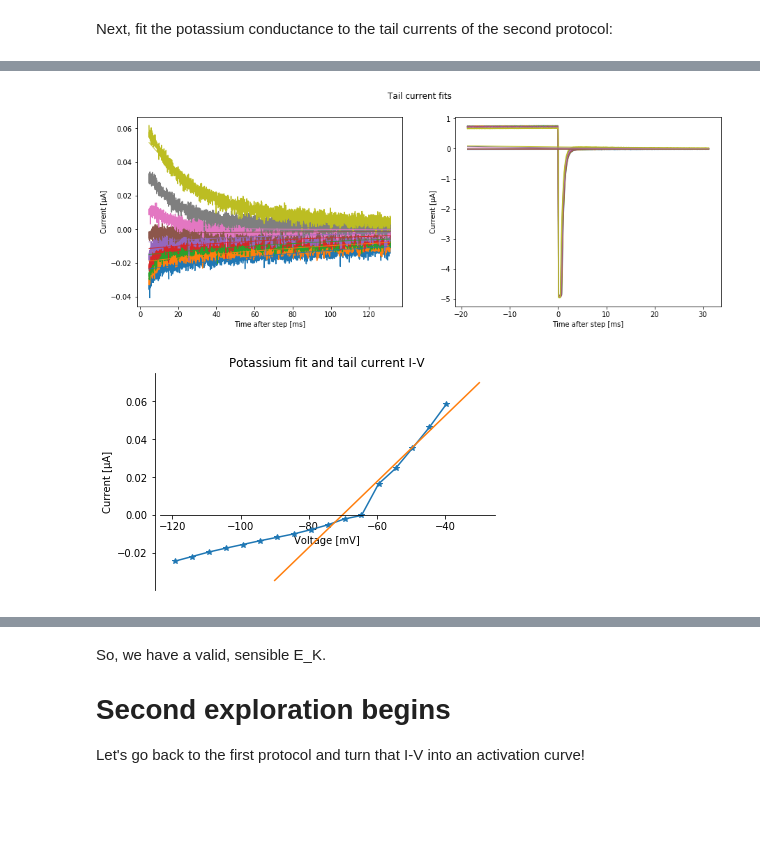
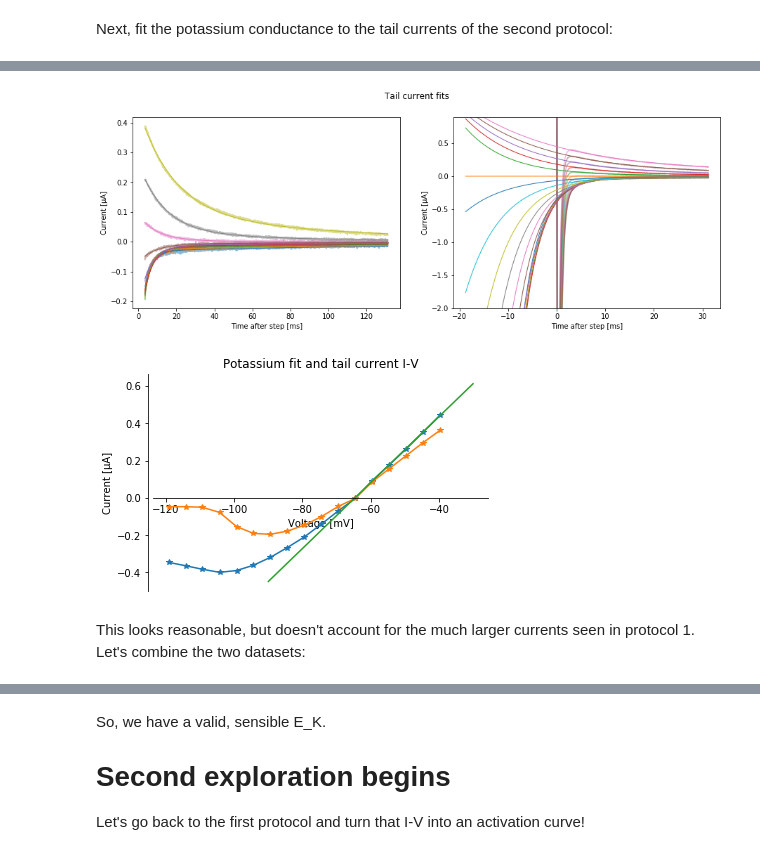
Before and after one commit to kernfel/mostips-analysis, a Jupyter notebook: Kv2.1 exploratory analysis 2.ipynb, the cells around one changed output, grey strips where cells are left out. Cells and saved outputs as stored; diff of their text form; code cells hidden in the pictures; blank space fills up the shorter version.

```diff
--- a/Kv2.1 exploratory analysis 2.ipynb
+++ b/Kv2.1 exploratory analysis 2.ipynb
@@ -10,7 +10,7 @@ from analysis_helpers import *
 Let's first recap, in compact form and with usable outputs, the first exploration. To skip down to the exploratory bits in this file, [click here](#Second-exploration-begins)
 # %%
 filebase = '/home/kernfel/Documents/Data/Oocytes/2017_12_06_%04d.atf'
-fileno, fileno2 = 9,10
+fileno, fileno2 = 0,1
 savebase = filebase[:-4] % fileno + '-' + str(fileno2)
 params = dict()
 tres = 0.025 # Time of one sample in ms
@@ -71,5 +71,2 @@ plt.savefig(savebase + '.leak_IV.png')
 # %% [markdown]
 Next, fit the potassium conductance to the tail currents of the second protocol:
-# %%
-rec2_limits = (4750, 10000)
-fit_tails(rec2, rec2_limits[0], rec2_limits[1], baseline = [np.median(I[40000:44000]) for I in rec2.current])
@@ -93,0 +73,16 @@ fit_tails(rec2, rec2_limits[0], rec2_limits[1], baseline = [np.median(I[40000:44
+# %%
+rec2_limits = (4750, 40000)
+tau, a = fit_tails(rec2, rec2_limits[0], rec2_limits[1]);
+
+fig = plt.figure(figsize=(15, 5))
+
+plt.subplot(1,2,1)
+plot_tail_fit(rec2, params, rec2.tail_cut, 10000, tres, range(0, len(rec2.tails), 2))
+
+plt.subplot(1,2,2)
+plot_tail_fit(rec2, params, 4000, 6000, tres, range(0, len(rec2.tails), 2))
+plt.ylim(-2,0.5+max(rec2.tails[-1]))
+
+fig.suptitle('Single exponential tail current fits');
+
+tail_t0_single = [exp_decay(0, tau[i], a[i]) for i in range(len(rec2.tails))]
@@ -94,29 +91,41 @@ fit_tails(rec2, rec2_limits[0], rec2_limits[1], baseline = [np.median(I[40000:44
+# %%
+#rec2_limits = (4750, 40000)
+fit_tails_exp2(rec2, rec2_limits[0], rec2_limits[1]);
 # %%
 fig = plt.figure(figsize=(15, 5))
 
 plt.subplot(1,2,1)
-plot_tail_fit(rec2, params, rec2.tail_cut, 10000, tres, range(0, len(rec2.tails), 2))
+plot_tail_fit_exp2(rec2, params, rec2.tail_cut, 10000, tres, range(0, len(rec2.tails), 2))
 
 plt.subplot(1,2,2)
-plot_tail_fit(rec2, params, 4000, 6000, tres, range(0, len(rec2.tails), 2))
+plot_tail_fit_exp2(rec2, params, 4000, 6000, tres, range(0, len(rec2.tails), 1))
+plt.ylim(-2,0.5+max(rec2.tails[-1]))
 
 fig.suptitle('Tail current fits')
-fig.savefig(savebase + '.tail_fits.png')
+#fig.savefig(savebase + '.tail_fits.png')
 # %% [output]
-[figure, old version]
+[figure, new version]
 # %%
-tail_t0 = [exp_decay(0, rec2.tau[i], rec2.a[i]) for i in range(len(rec2.tails))]
+tail_t0 = [exp2_decay(0, rec2.pdecay[i]) for i in range(len(rec2.tails))]
 
 fig, ax = plt.subplots()
 IVplot(tail_t0, rec2.tail_voltages, ax)
+IVplot(tail_t0_single, rec2.tail_voltages, ax)
 
-tail_fit_from = np.count_nonzero(map(lambda V: V < -80, rec2.tail_voltages))
+# Fit to the positive current values only
+for i in range(len(tail_t0)-1, 0, -1):
+    if tail_t0[i] < 0:
+        tail_fit_from = i+1
+        break
+
 fit_IV(tail_t0[tail_fit_from:], rec2.tail_voltages[tail_fit_from:], params, 'K')
 
 tail_plot_V = np.array([-90, -30])
 ax.plot(tail_plot_V, params['I_K'](tail_plot_V))
 
 ax.set_title('Potassium fit and tail current I-V')
-plt.savefig(savebase + '.tail_IV.png')
+#plt.savefig(savebase + '.tail_IV.png')
 # %% [output]
-[figure, old version]
+[figure, new version]
+# %% [markdown]
+This looks reasonable, but doesn't account for the much larger currents seen in protocol 1. Let's combine the two datasets:
```
Also changed, not shown: parts of 18 cells of this notebook, 6 other files.
